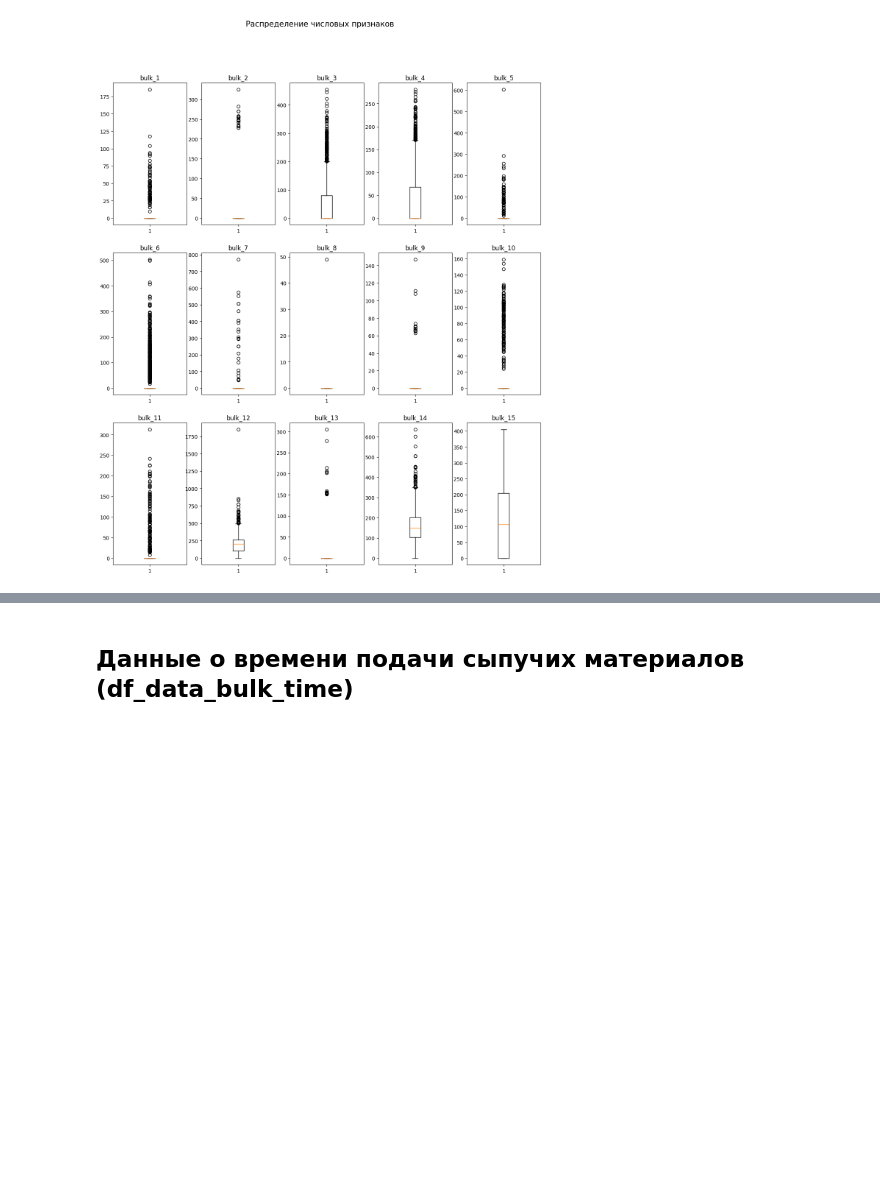
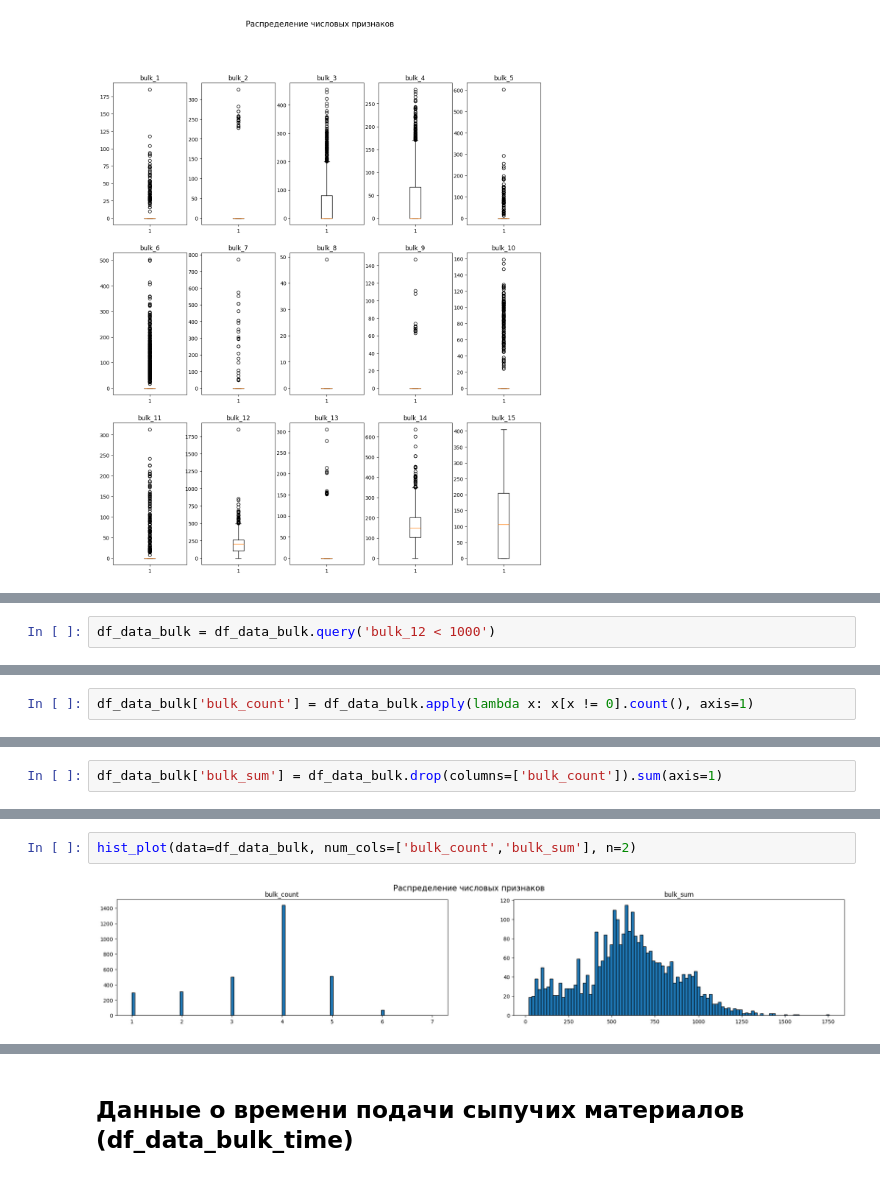
Before and after one commit to 72ru/practicum_alloy_temperature_control, a Jupyter notebook: main.ipynb, the cells around one changed output, grey strips where cells are left out. Cells and saved outputs as stored; diff of their text form; blank space fills up the shorter version.

```diff
--- a/main.ipynb
+++ b/main.ipynb
@@ -923,0 +949,2 @@ box_plot(data=df_data_bulk, num_cols=df_data_bulk.columns, n=5)
+# %%
+df_data_bulk = df_data_bulk.query('bulk_12 < 1000')
@@ -923,0 +958,2 @@ box_plot(data=df_data_bulk, num_cols=df_data_bulk.columns, n=5)
+# %%
+df_data_bulk['bulk_count'] = df_data_bulk.apply(lambda x: x[x != 0].count(), axis=1)
@@ -923,0 +979,2 @@ box_plot(data=df_data_bulk, num_cols=df_data_bulk.columns, n=5)
+# %%
+df_data_bulk['bulk_sum'] = df_data_bulk.drop(columns=['bulk_count']).sum(axis=1)
@@ -923,0 +991,4 @@ box_plot(data=df_data_bulk, num_cols=df_data_bulk.columns, n=5)
+# %%
+hist_plot(data=df_data_bulk, num_cols=['bulk_count','bulk_sum'], n=2)
+# %% [output]
+[figure, added]
```
Also changed, not shown: parts of 98 cells of this notebook.
